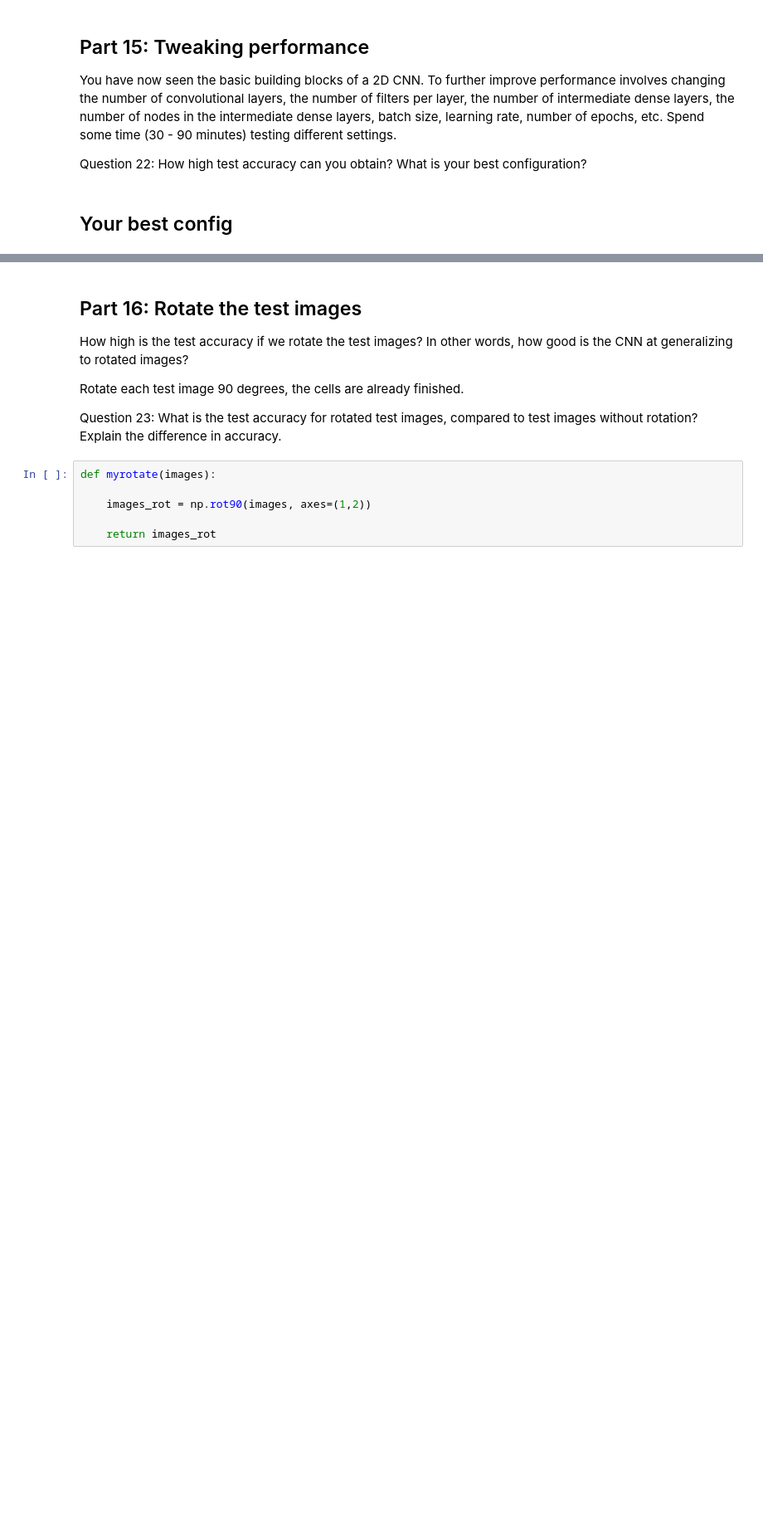
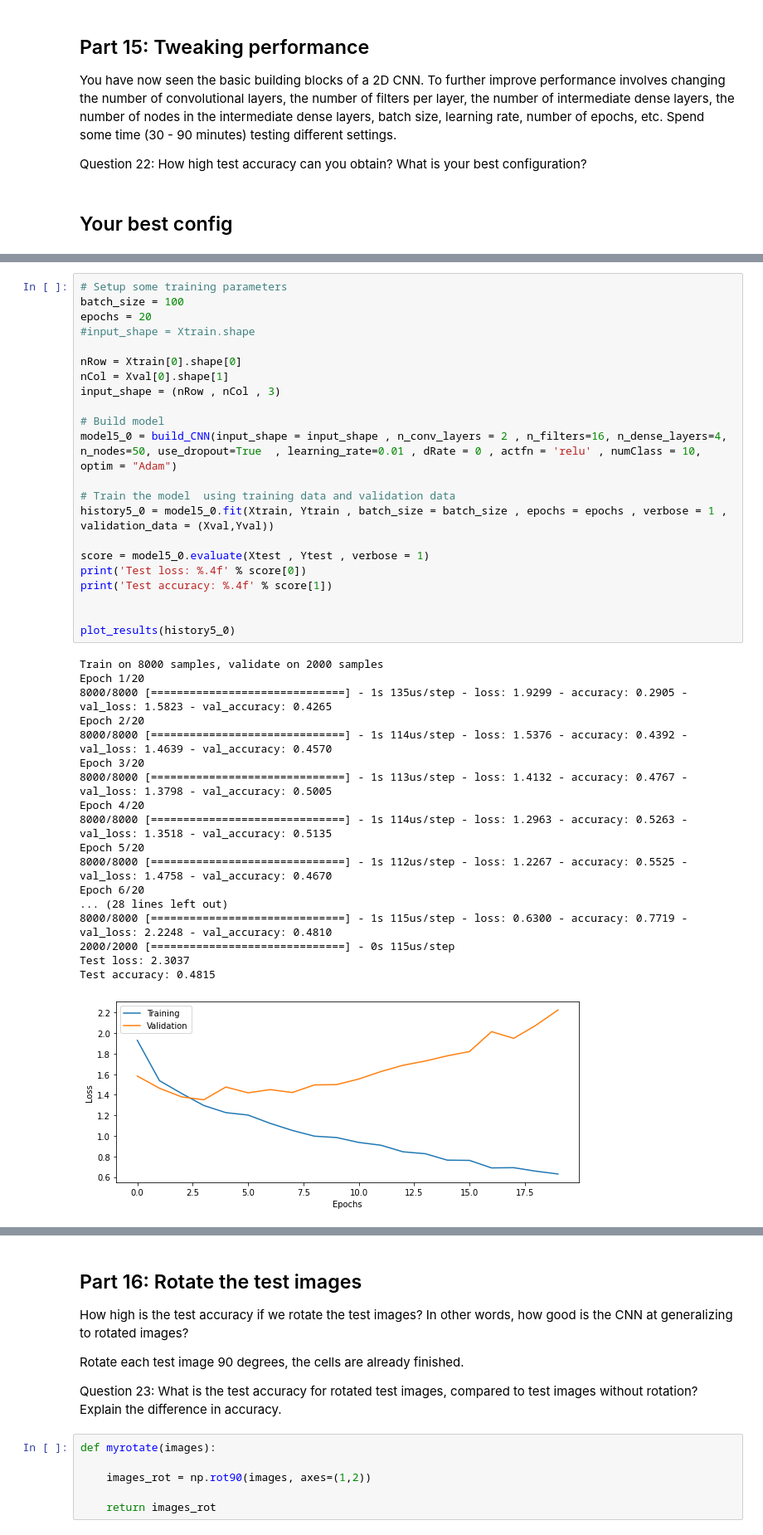
Before and after one commit to amannayak/DeepLearning, a Jupyter notebook: Lab2/CNN_Lab.ipynb, the cells around one changed output, grey strips where cells are left out. Shown at 83% size. Cells and saved outputs as stored; diff of their text form; blank space fills up the shorter version.

```diff
--- a/Lab2/CNN_Lab.ipynb
+++ b/Lab2/CNN_Lab.ipynb
@@ -872,0 +872,41 @@ plot_results(history5)
+# %%
+# Setup some training parameters
+batch_size = 100
+epochs = 20
+#input_shape = Xtrain.shape
+
+nRow = Xtrain[0].shape[0]
+nCol = Xval[0].shape[1]
+input_shape = (nRow , nCol , 3)
+
+# Build model
+model5_0 = build_CNN(input_shape = input_shape , n_conv_layers = 2 , n_filters=16, n_dense_layers=4, n_nodes=50, use_dropout=True  , learning_rate=0.01 , dRate = 0 , actfn = 'relu' , numClass = 10, optim = "Adam")
+
+# Train the model  using training data and validation data
+history5_0 = model5_0.fit(Xtrain, Ytrain , batch_size = batch_size , epochs = epochs , verbose = 1 , validation_data = (Xval,Yval))
+
+score = model5_0.evaluate(Xtest , Ytest , verbose = 1)
+print('Test loss: %.4f' % score[0])
+print('Test accuracy: %.4f' % score[1])
+
+
+plot_results(history5_0)
+# %% [output]
+Train on 8000 samples, validate on 2000 samples
+Epoch 1/20
+8000/8000 [==============================] - 1s 135us/step - loss: 1.9299 - accuracy: 0.2905 - val_loss: 1.5823 - val_accuracy: 0.4265
+Epoch 2/20
+8000/8000 [==============================] - 1s 114us/step - loss: 1.5376 - accuracy: 0.4392 - val_loss: 1.4639 - val_accuracy: 0.4570
+Epoch 3/20
+8000/8000 [==============================] - 1s 113us/step - loss: 1.4132 - accuracy: 0.4767 - val_loss: 1.3798 - val_accuracy: 0.5005
+Epoch 4/20
+8000/8000 [==============================] - 1s 114us/step - loss: 1.2963 - accuracy: 0.5263 - val_loss: 1.3518 - val_accuracy: 0.5135
+Epoch 5/20
+8000/8000 [==============================] - 1s 112us/step - loss: 1.2267 - accuracy: 0.5525 - val_loss: 1.4758 - val_accuracy: 0.4670
+Epoch 6/20
+... (28 lines left out)
+8000/8000 [==============================] - 1s 115us/step - loss: 0.6300 - accuracy: 0.7719 - val_loss: 2.2248 - val_accuracy: 0.4810
+2000/2000 [==============================] - 0s 115us/step
+Test loss: 2.3037
+Test accuracy: 0.4815
+[figure, added]
```
Also changed, not shown: parts of 26 cells of this notebook.
